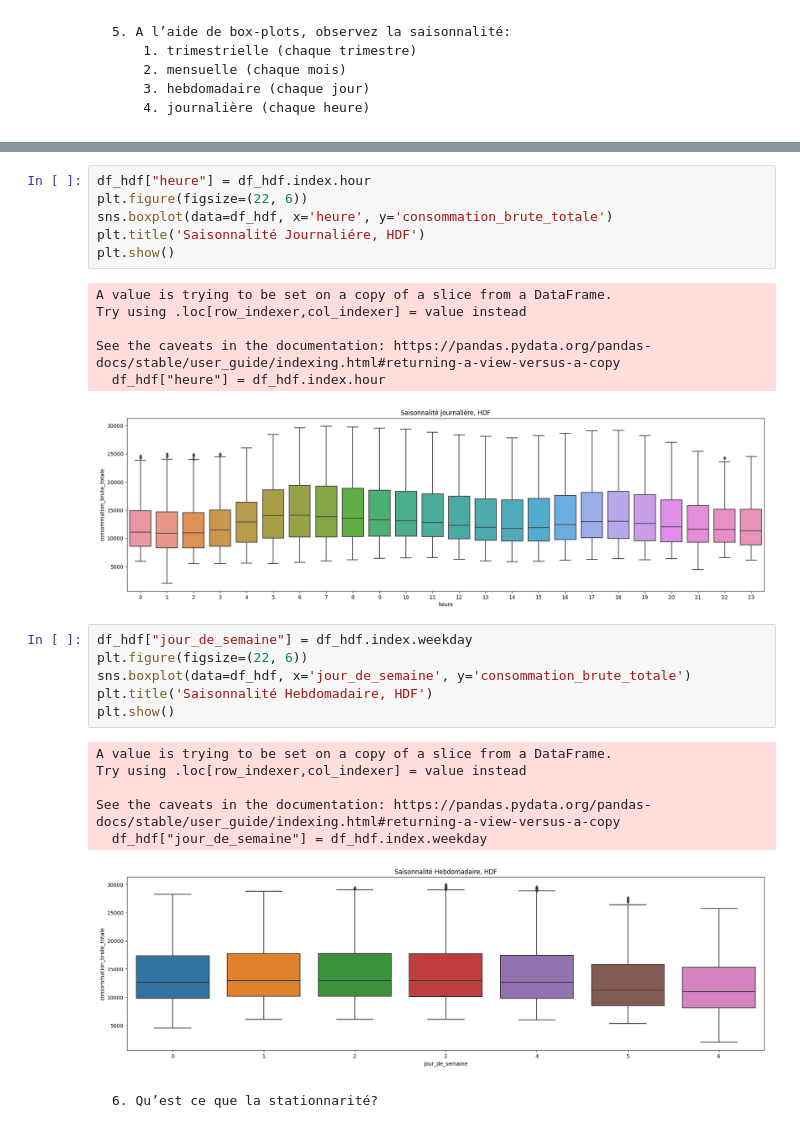
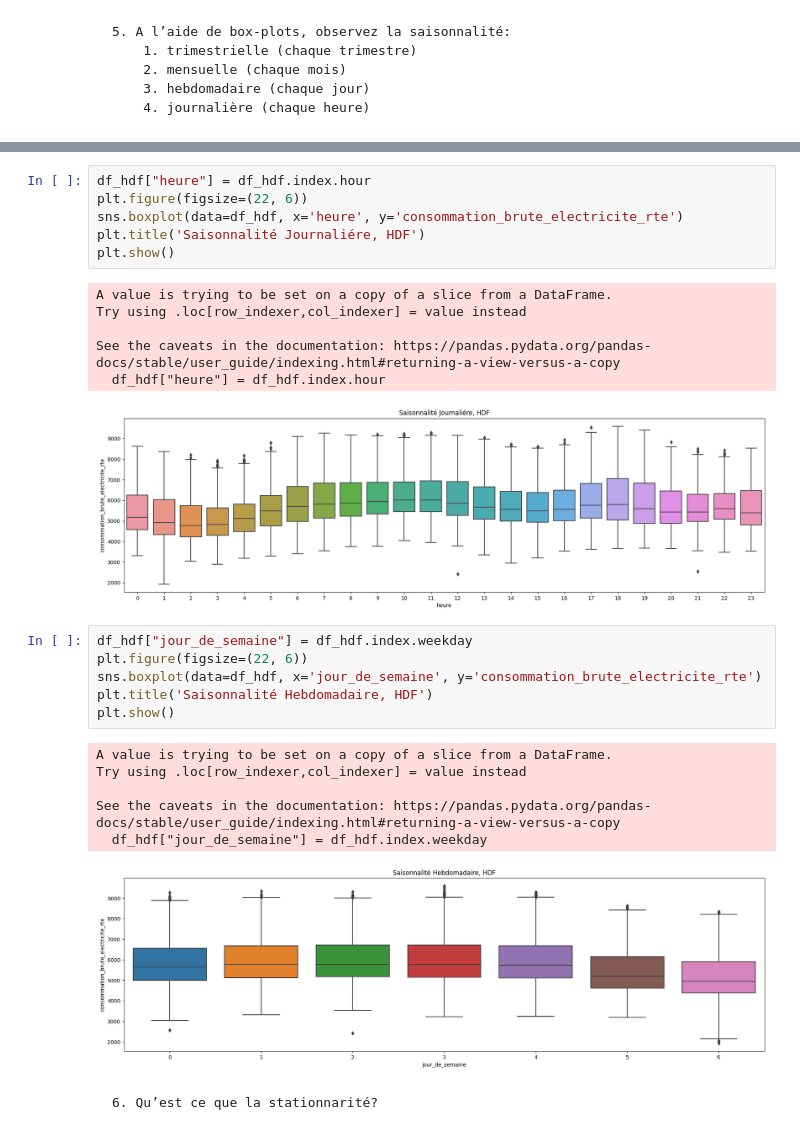
Before and after one commit to ForskyOnly/time_series, a Jupyter notebook: time_series.ipynb, the cells around one changed output, grey strips where cells are left out. Drawn from its saved outputs; the diff is of its cells as text.

```diff
--- a/time_series.ipynb
+++ b/time_series.ipynb
@@ -206,7 +206,7 @@ See the caveats in the documentation: https://pandas.pydata.org/pandas-docs/stab
 # %%
 df_hdf["heure"] = df_hdf.index.hour
 plt.figure(figsize=(22, 6))
-sns.boxplot(data=df_hdf, x='heure', y='consommation_brute_totale')
+sns.boxplot(data=df_hdf, x='heure', y='consommation_brute_electricite_rte')
 plt.title('Saisonnalité Journaliére, HDF')
 plt.show()
 # %% [output]
@@ -215,20 +215,20 @@ Try using .loc[row_indexer,col_indexer] = value instead
 
 See the caveats in the documentation: https://pandas.pydata.org/pandas-docs/stable/user_guide/indexing.html#returning-a-view-versus-a-copy
   df_hdf["heure"] = df_hdf.index.hour
-[figure, old version]
+[figure, new version]
 # %%
 df_hdf["jour_de_semaine"] = df_hdf.index.weekday
 plt.figure(figsize=(22, 6))
-sns.boxplot(data=df_hdf, x='jour_de_semaine', y='consommation_brute_totale')
+sns.boxplot(data=df_hdf, x='jour_de_semaine', y='consommation_brute_electricite_rte')
 plt.title('Saisonnalité Hebdomadaire, HDF')
 plt.show()
 # %% [output]
 A value is trying to be set on a copy of a slice from a DataFrame.
 Try using .loc[row_indexer,col_indexer] = value instead
 
 See the caveats in the documentation: https://pandas.pydata.org/pandas-docs/stable/user_guide/indexing.html#returning-a-view-versus-a-copy
   df_hdf["jour_de_semaine"] = df_hdf.index.weekday
-[figure, old version]
+[figure, new version]
 # %% [markdown]
 
     6. Qu’est ce que la stationnarité?
```
Also changed, not shown: parts of 13 cells of this notebook.
